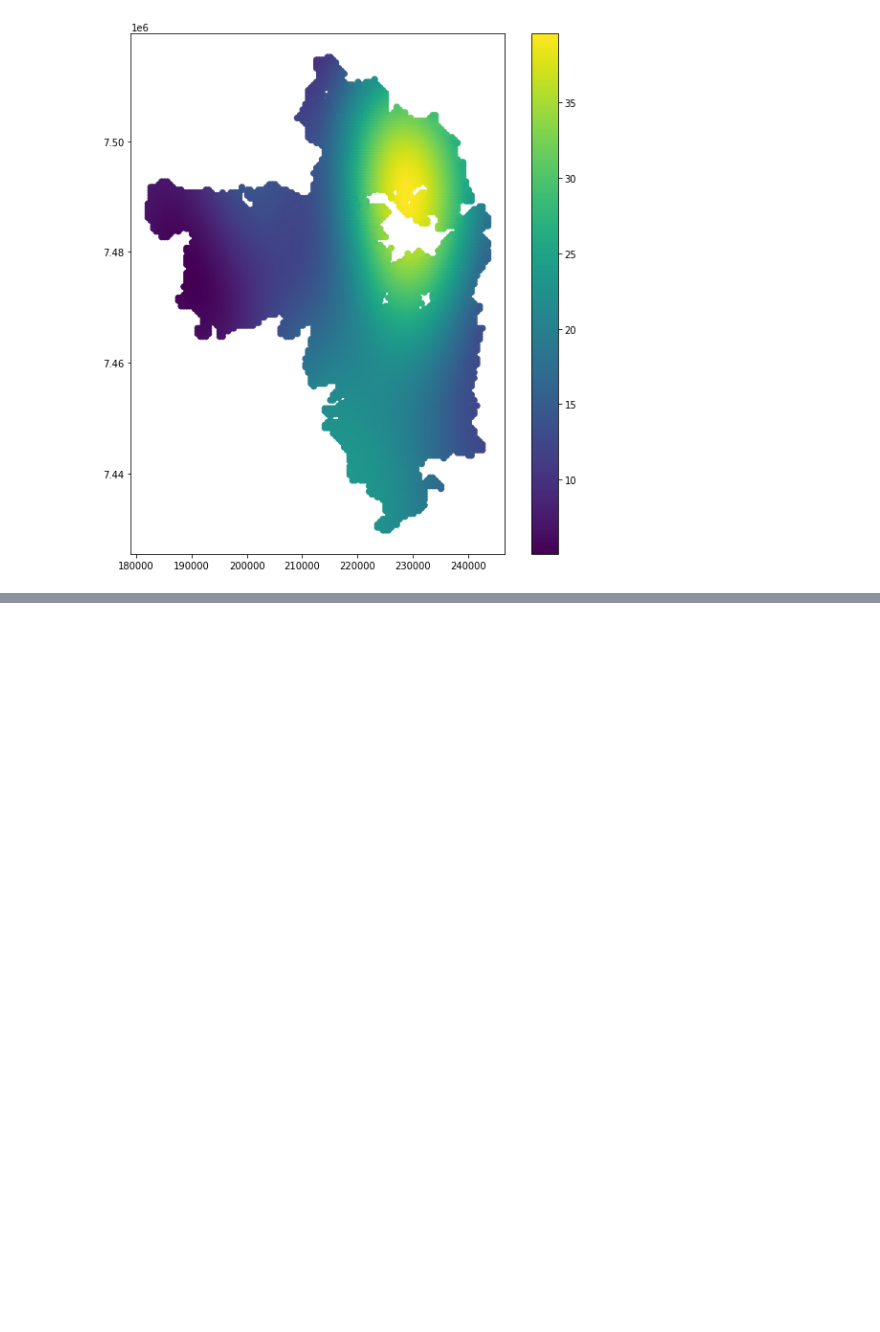
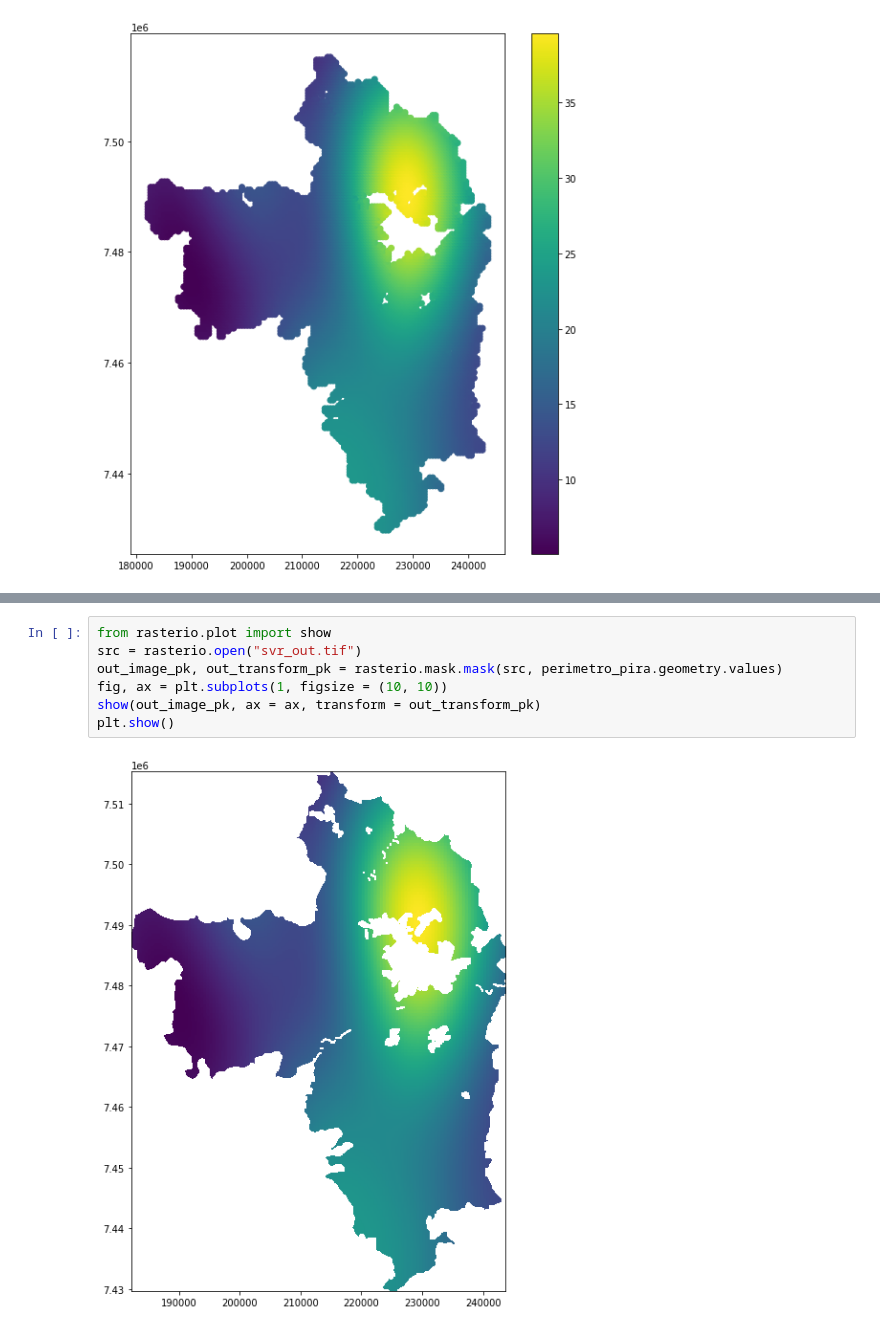
Before and after one commit to Livia-dias/Interpolate-carbono, a Jupyter notebook: sklearn/svr.ipynb, the cells around one changed output, grey strips where cells are left out. Drawn from its saved outputs; the diff is of its cells as text; blank space fills up the shorter version.

```diff
--- a/sklearn/svr.ipynb
+++ b/sklearn/svr.ipynb
@@ -147,0 +150,9 @@ mapa_gerado.plot("Argila",ax=ax, legend=True)
+# %%
+from rasterio.plot import show
+src = rasterio.open("svr_out.tif")
+out_image_pk, out_transform_pk = rasterio.mask.mask(src, perimetro_pira.geometry.values)
+fig, ax = plt.subplots(1, figsize = (10, 10))
+show(out_image_pk, ax = ax, transform = out_transform_pk)
+plt.show()
+# %% [output]
+[figure, added]
```
Also changed, not shown: parts of 2 cells of this notebook.
